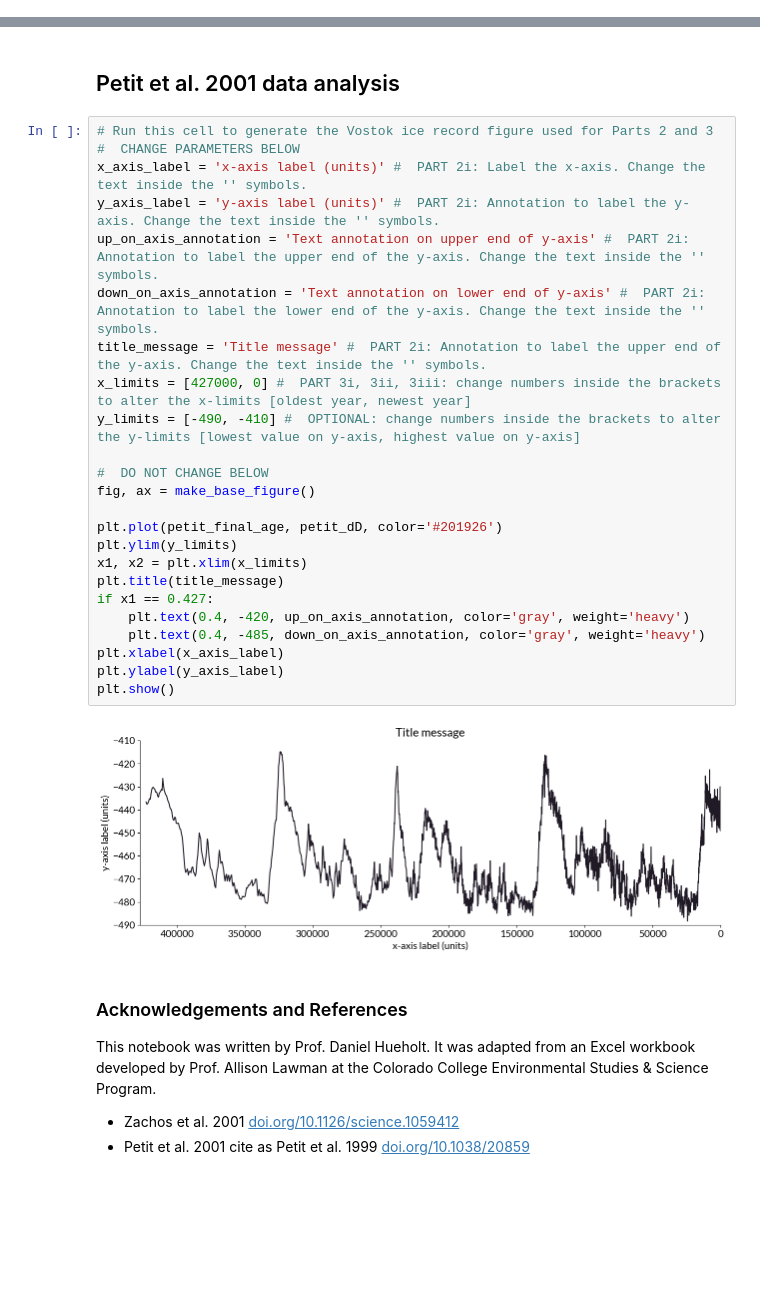
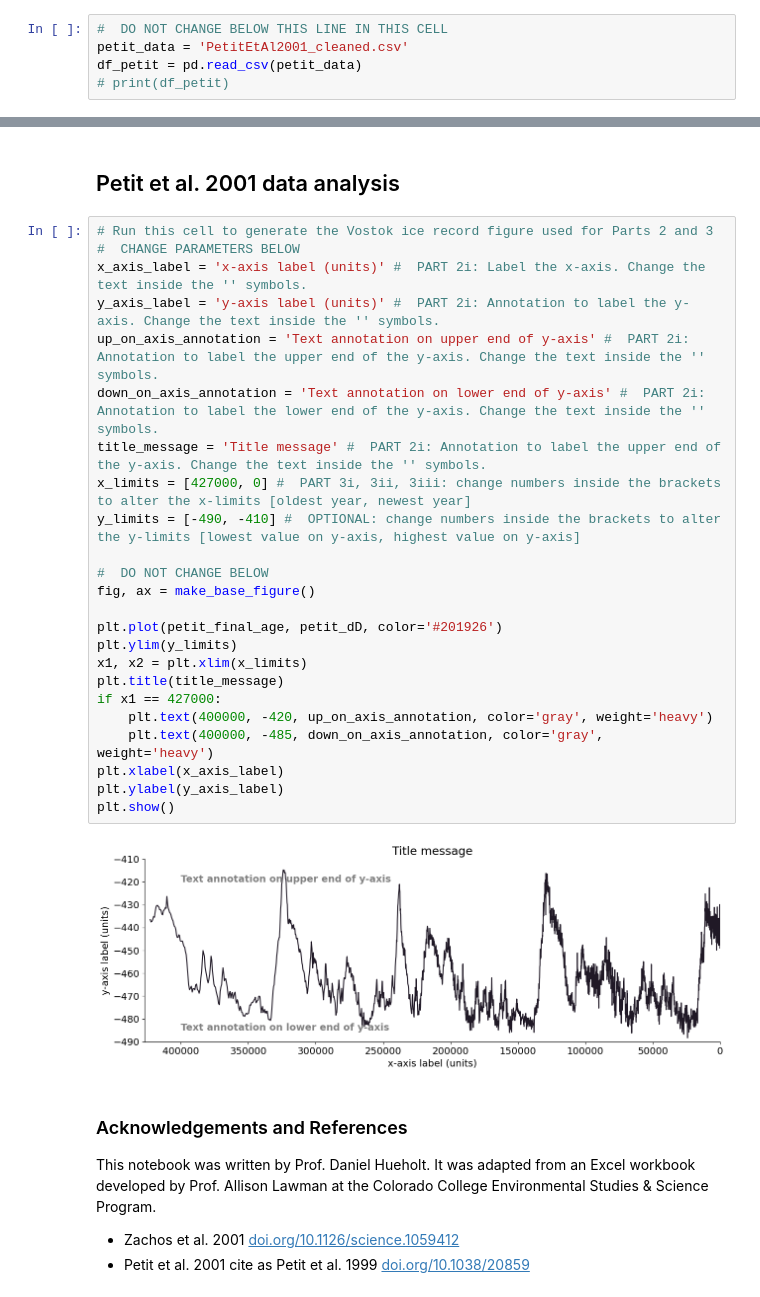
Before and after one commit to dmhuehol/intro-global-climate-change-labs, a Jupyter notebook: Lab2_ClimateChangeOfThePast-PaleoclimateProxyData.ipynb, the cells around one changed output, grey strips where cells are left out. Saved outputs shown, nothing was run; the diff lists cells and outputs as text; blank space fills up the shorter version.

```diff
--- a/Lab2_ClimateChangeOfThePast-PaleoclimateProxyData.ipynb
+++ b/Lab2_ClimateChangeOfThePast-PaleoclimateProxyData.ipynb
@@ -168,0 +181,5 @@ The Petit et al. record is very unwieldy to have in the cell. **Click the down a
+# %%
+#  DO NOT CHANGE BELOW THIS LINE IN THIS CELL
+petit_data = 'PetitEtAl2001_cleaned.csv'
+df_petit = pd.read_csv(petit_data)
+# print(df_petit)
@@ -183,29 +215,29 @@ We are now ready to visualize this data for use in Part 2 and Part 3 of the lab.
 # %%
 # Run this cell to generate the Vostok ice record figure used for Parts 2 and 3
 #  CHANGE PARAMETERS BELOW
 x_axis_label = 'x-axis label (units)' #  PART 2i: Label the x-axis. Change the text inside the '' symbols.
 y_axis_label = 'y-axis label (units)' #  PART 2i: Annotation to label the y-axis. Change the text inside the '' symbols.
 up_on_axis_annotation = 'Text annotation on upper end of y-axis' #  PART 2i: Annotation to label the upper end of the y-axis. Change the text inside the '' symbols.
 down_on_axis_annotation = 'Text annotation on lower end of y-axis' #  PART 2i: Annotation to label the lower end of the y-axis. Change the text inside the '' symbols.
 title_message = 'Title message' #  PART 2i: Annotation to label the upper end of the y-axis. Change the text inside the '' symbols.
 x_limits = [427000, 0] #  PART 3i, 3ii, 3iii: change numbers inside the brackets to alter the x-limits [oldest year, newest year]
 y_limits = [-490, -410] #  OPTIONAL: change numbers inside the brackets to alter the y-limits [lowest value on y-axis, highest value on y-axis]
 
 #  DO NOT CHANGE BELOW
 fig, ax = make_base_figure()
 
 plt.plot(petit_final_age, petit_dD, color='#201926')
 plt.ylim(y_limits)
 x1, x2 = plt.xlim(x_limits)
 plt.title(title_message)
-if x1 == 0.427:
-    plt.text(0.4, -420, up_on_axis_annotation, color='gray', weight='heavy')
-    plt.text(0.4, -485, down_on_axis_annotation, color='gray', weight='heavy')
+if x1 == 427000:
+    plt.text(400000, -420, up_on_axis_annotation, color='gray', weight='heavy')
+    plt.text(400000, -485, down_on_axis_annotation, color='gray', weight='heavy')
 plt.xlabel(x_axis_label)
 plt.ylabel(y_axis_label)
 plt.show()
 # %% [output]
-[figure, old version]
+[figure, new version]
 # %% [markdown]
 ### Acknowledgements and References
 
```
Also changed, not shown: parts of 17 cells of this notebook, 1 other file.
